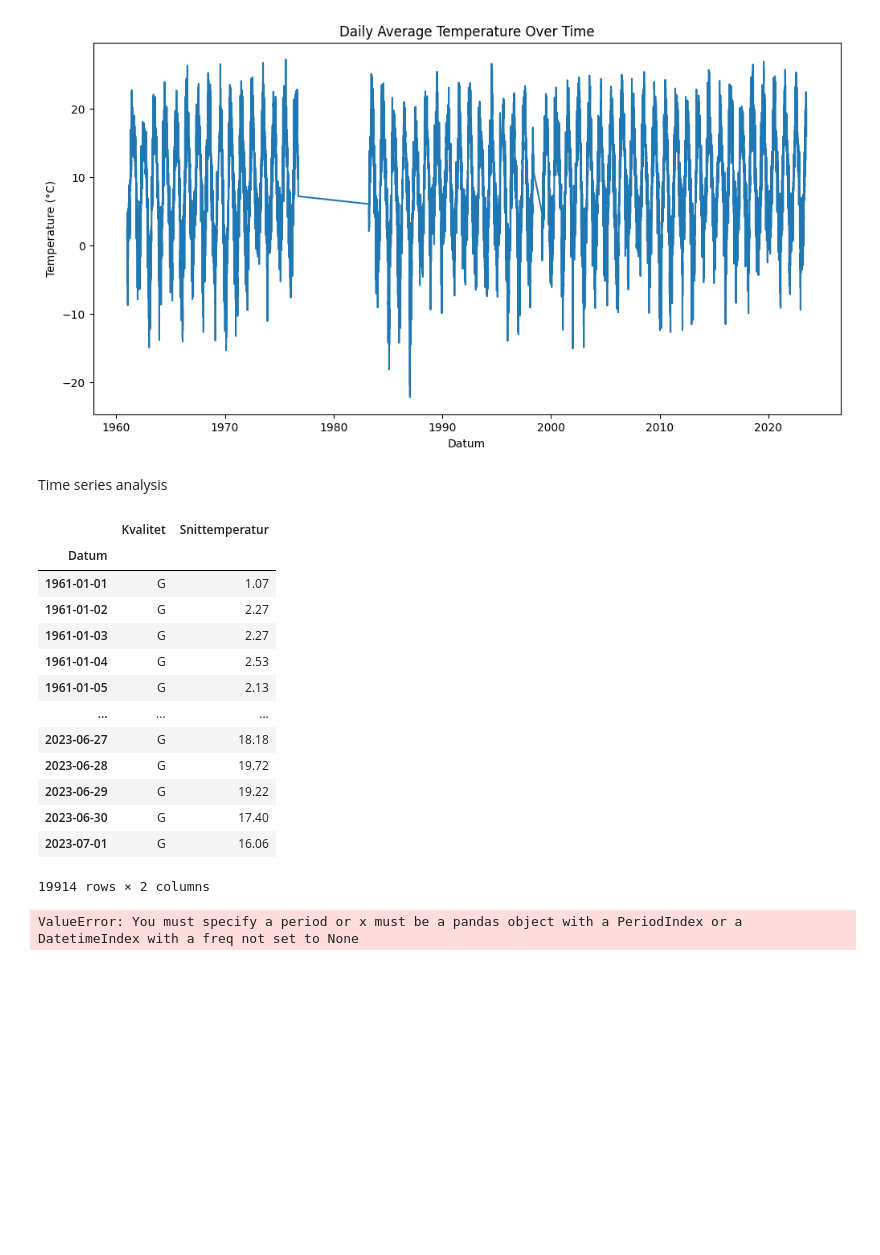
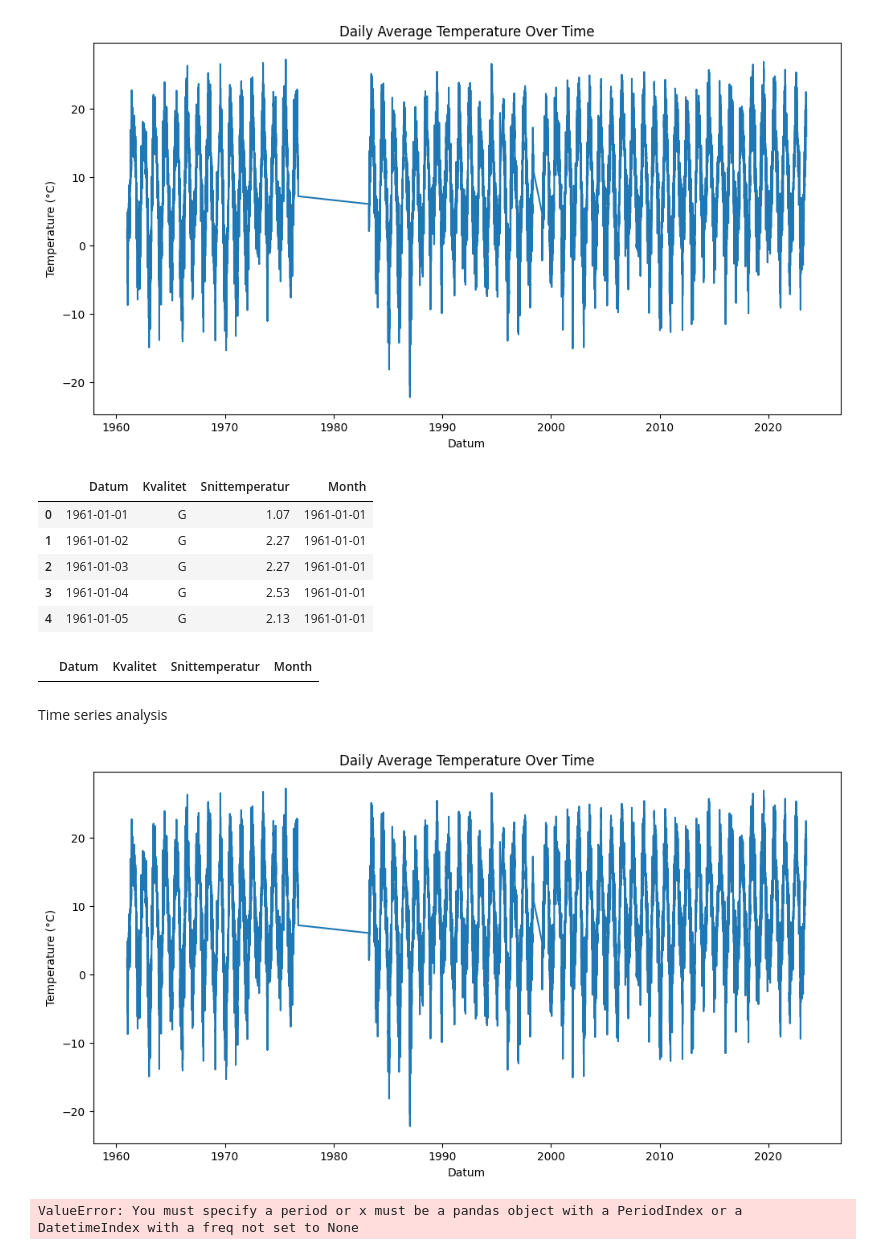
Before and after one commit to msteele919/projectwork, a Jupyter notebook: brainstorming/temp_prediktion/temp_pred.ipynb, the cells around one changed output. Saved outputs shown, nothing was run; the diff lists cells and outputs as text; code cells hidden in the pictures; blank space fills up the shorter version.

```diff
--- a/brainstorming/temp_prediktion/temp_pred.ipynb
+++ b/brainstorming/temp_prediktion/temp_pred.ipynb
@@ -75,3 +77,12 @@ plt.title('Daily Average Temperature Over Time')
 plt.show()
 # %% [output]
 [figure]
+# %%
+data.head()
+# %% [output]
+|  | Datum | Kvalitet | Snittemperatur | Month |
+| 0 | 1961-01-01 | G | 1.07 | 1961-01-01 |
+| 1 | 1961-01-02 | G | 2.27 | 1961-01-01 |
+| 2 | 1961-01-03 | G | 2.27 | 1961-01-01 |
+| 3 | 1961-01-04 | G | 2.53 | 1961-01-01 |
+| 4 | 1961-01-05 | G | 2.13 | 1961-01-01 |
@@ -77,0 +91,4 @@ plt.show()
+# %%
+noentries_subset
+# %% [output]
+|  | Datum | Kvalitet | Snittemperatur | Month |
@@ -82,18 +107,11 @@ data.set_index('Datum', inplace =True)
-# %%
-data.drop(columns =['Month'])
-# %% [output]
-|  | Kvalitet | Snittemperatur |
-| Datum |  |  |
-| 1961-01-01 | G | 1.07 |
-| 1961-01-02 | G | 2.27 |
-| 1961-01-03 | G | 2.27 |
-| 1961-01-04 | G | 2.53 |
-| 1961-01-05 | G | 2.13 |
-| ... | ... | ... |
-| 2023-06-27 | G | 18.18 |
-| 2023-06-28 | G | 19.72 |
-| 2023-06-29 | G | 19.22 |
-| 2023-06-30 | G | 17.40 |
-| 2023-07-01 | G | 16.06 |
-19914 rows × 2 columns
+# %%
+
+plt.figure(figsize=(12, 6))
+plt.plot(data['Datum'], data['Snittemperatur'])
+plt.xlabel('Datum')
+plt.ylabel('Temperature (°C)')
+plt.title('Daily Average Temperature Over Time')
+plt.show()
+# %% [output]
+[figure, added]
 # %%
```
Also changed, not shown: parts of 5 cells of this notebook.
